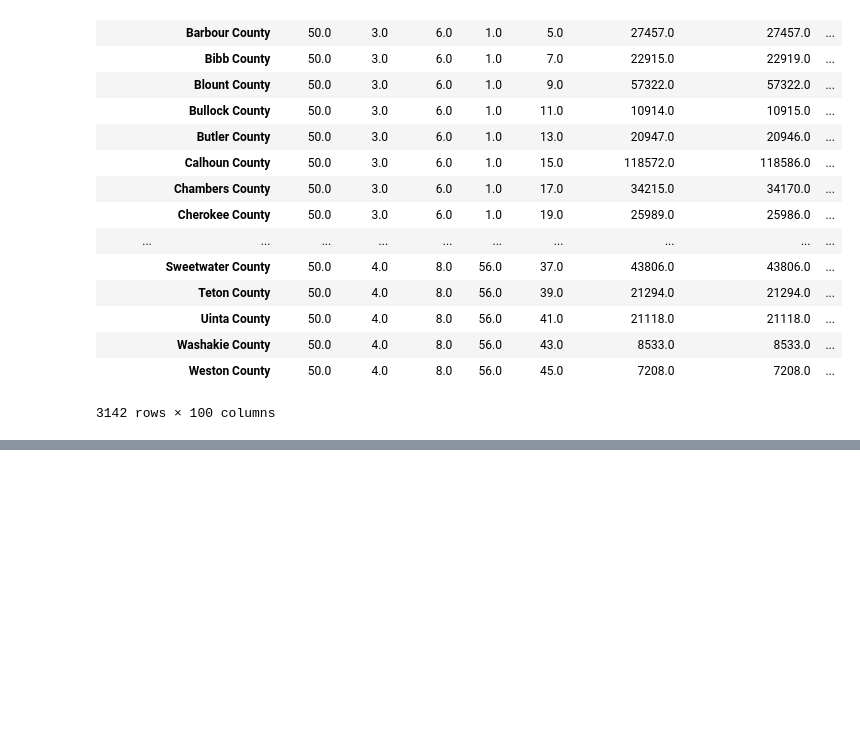
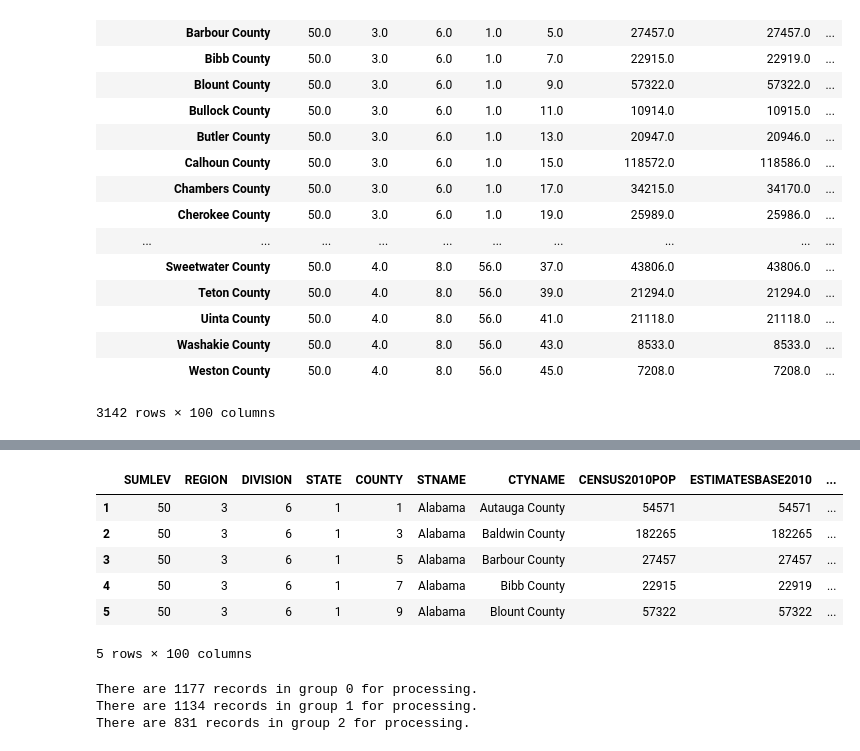
Before and after one commit to michaelsjoeberg/introduction_to_data_science_in_python, a Jupyter notebook: Week 3/advanced-python-pandas.ipynb, the cells around one changed output, grey strips where cells are left out. Saved outputs shown, nothing was run; the diff lists cells and outputs as text; code cells hidden in the pictures; blank space fills up the shorter version.

```diff
--- a/Week 3/advanced-python-pandas.ipynb
+++ b/Week 3/advanced-python-pandas.ipynb
@@ -253,0 +326,26 @@ df.apply(min_max, axis=1)
+# %%
+df.head()
+# %% [output]
+|  | SUMLEV | REGION | DIVISION | STATE | COUNTY | STNAME | CTYNAME | CENSUS2010POP | ESTIMATESBASE2010 | ... |
+| 1 | 50 | 3 | 6 | 1 | 1 | Alabama | Autauga County | 54571 | 54571 | ... |
+| 2 | 50 | 3 | 6 | 1 | 3 | Alabama | Baldwin County | 182265 | 182265 | ... |
+| 3 | 50 | 3 | 6 | 1 | 5 | Alabama | Barbour County | 27457 | 27457 | ... |
+| 4 | 50 | 3 | 6 | 1 | 7 | Alabama | Bibb County | 22915 | 22919 | ... |
+| 5 | 50 | 3 | 6 | 1 | 9 | Alabama | Blount County | 57322 | 57322 | ... |
+5 rows × 100 columns
+# %%
+df = df.set_index('STNAME')
+
+def fun(item):
+    if item[0] < 'M':
+        return 0
+    if item[0] < 'Q':
+        return 1
+    return 2
+
+for group, frame in df.groupby(fun):
+    print ('There are ' + str(len(frame)) + ' records in group ' + str(group) + ' for processing.')
+# %% [output]
+There are 1177 records in group 0 for processing.
+There are 1134 records in group 1 for processing.
+There are 831 records in group 2 for processing.
```
Also changed, not shown: parts of 8 cells of this notebook.
